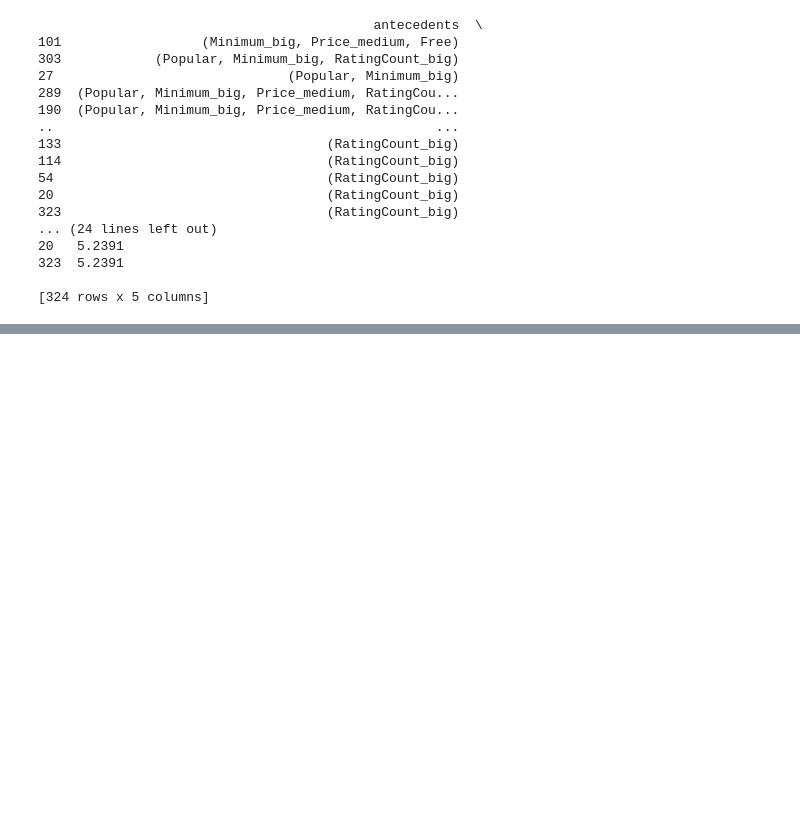
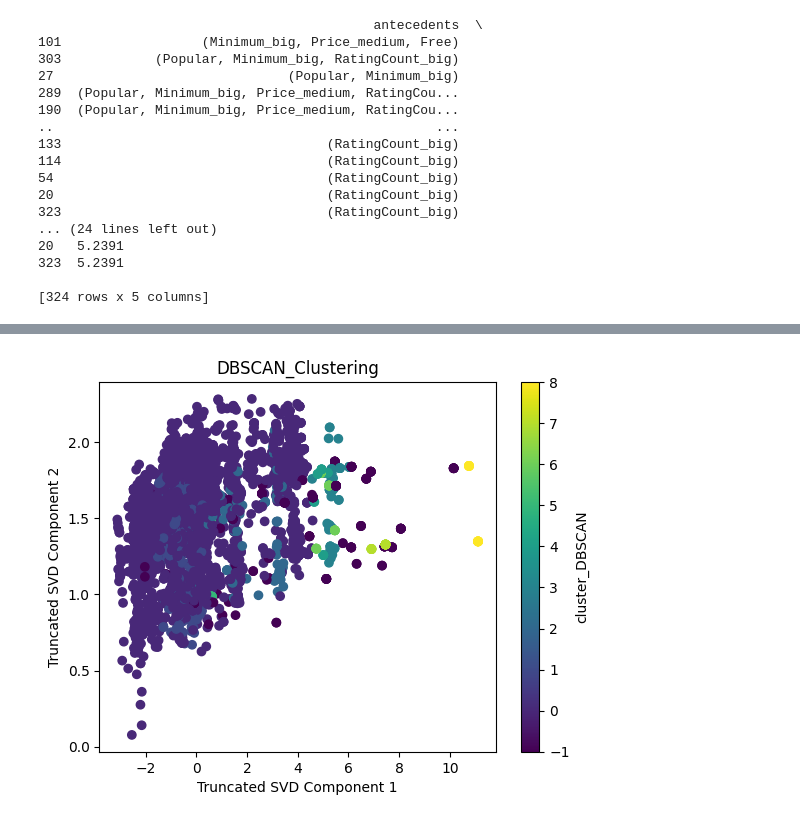
Before and after one commit to shaghxyegh/Data-mining, a Jupyter notebook: DataMiningPh2.ipynb, the cells around one changed output, grey strips where cells are left out. Cells and saved outputs as stored; diff of their text form; code cells hidden in the pictures; blank space fills up the shorter version.

```diff
--- a/DataMiningPh2.ipynb
+++ b/DataMiningPh2.ipynb
@@ -942,0 +694,2 @@ for column in numeric_columns:
+# %%
+df['Summary Key Words'] = df['Summary'].astype(str).apply(extract_keywords)
@@ -942,0 +836,10 @@ for column in numeric_columns:
+# %%
+# Create a scatter plot of the clusters
+plt.scatter(X_svd[:, 0], X_svd[:, 1], c=df['cluster_DBSCAN'])
+plt.xlabel('Truncated SVD Component 1')
+plt.ylabel('Truncated SVD Component 2')
+plt.title('DBSCAN_Clustering')
+plt.colorbar(label='cluster_DBSCAN')
+plt.show()
+# %% [output]
+[figure, added]
```
Also changed, not shown: parts of 51 cells of this notebook.
